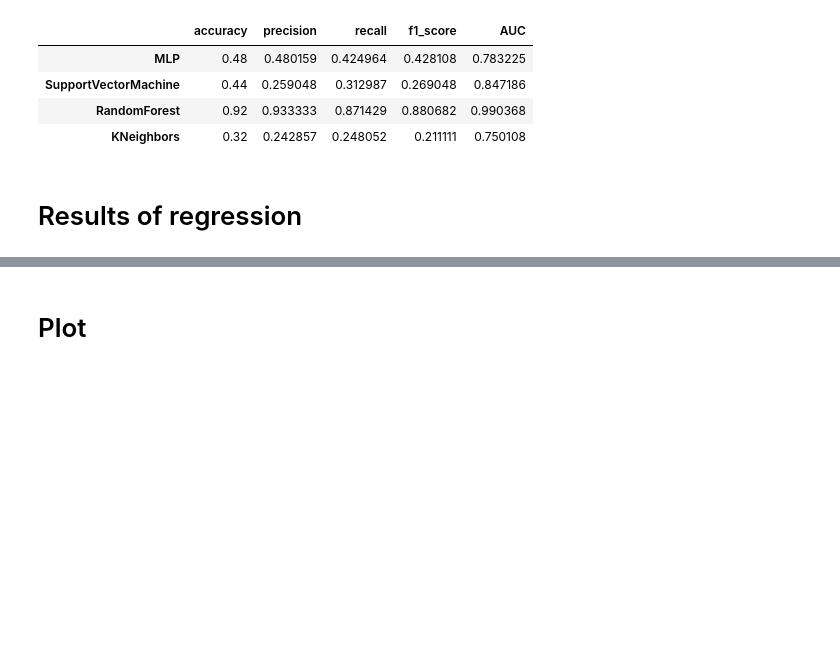
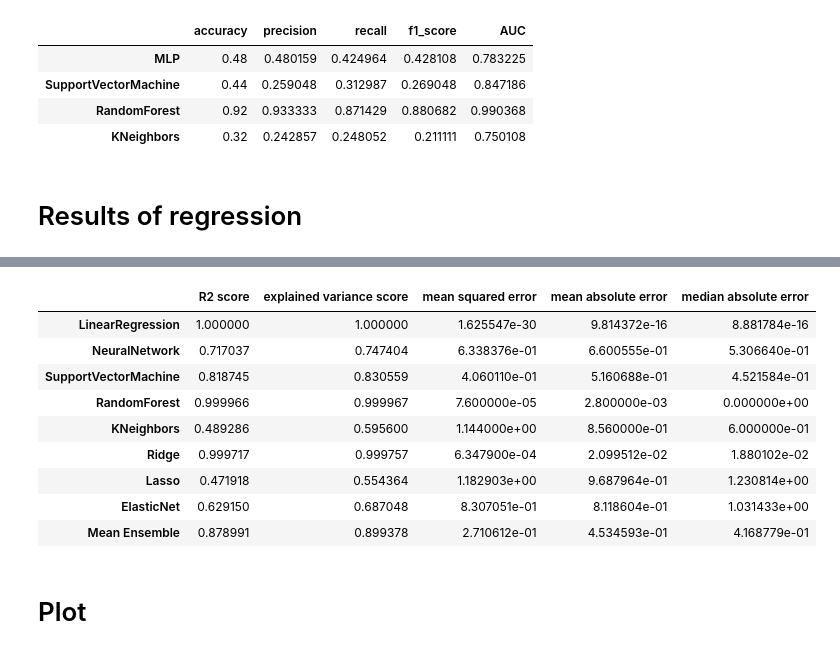
Before and after one commit to Parsonlee/TNM------, a Jupyter notebook: model.ipynb, the cells around one changed output, grey strips where cells are left out. Saved outputs shown, nothing was run; the diff lists cells and outputs as text; code cells hidden in the pictures; blank space fills up the shorter version.

```diff
--- a/model.ipynb
+++ b/model.ipynb
@@ -270,3 +274,27 @@ df2.T
+# %%
+mean_preds = np.array(without_preds).sum(axis=0) / 8
+r2 = r2_score(without_valid_y, mean_preds)
+evs = explained_variance_score(without_valid_y, mean_preds)
+mse = mean_squared_error(without_valid_y, mean_preds)
+mae = mean_absolute_error(without_valid_y, mean_preds)
+mdae = median_absolute_error(without_valid_y, mean_preds)
+
+df_ = pd.DataFrame([r2, evs, mse, mae, mdae], index=["R2 score", "explained variance score", "mean squared error", "mean absolute error", "median absolute error"])
+df2 = pd.DataFrame(without_reg_results, index=["R2 score", "explained variance score", "mean squared error", "mean absolute error", "median absolute error"])
+df2 = pd.concat([df2, df_], axis=1)
+df2.rename(columns={0: "Mean Ensemble"}, inplace=True)
+df2.T
+# %% [output]
+|  | R2 score | explained variance score | mean squared error | mean absolute error | median absolute error |
+| LinearRegression | 1.000000 | 1.000000 | 1.625547e-30 | 9.814372e-16 | 8.881784e-16 |
+| NeuralNetwork | 0.717037 | 0.747404 | 6.338376e-01 | 6.600555e-01 | 5.306640e-01 |
+| SupportVectorMachine | 0.818745 | 0.830559 | 4.060110e-01 | 5.160688e-01 | 4.521584e-01 |
+| RandomForest | 0.999966 | 0.999967 | 7.600000e-05 | 2.800000e-03 | 0.000000e+00 |
+| KNeighbors | 0.489286 | 0.595600 | 1.144000e+00 | 8.560000e-01 | 6.000000e-01 |
+| Ridge | 0.999717 | 0.999757 | 6.347900e-04 | 2.099512e-02 | 1.880102e-02 |
+| Lasso | 0.471918 | 0.554364 | 1.182903e+00 | 9.687964e-01 | 1.230814e+00 |
+| ElasticNet | 0.629150 | 0.687048 | 8.307051e-01 | 8.118604e-01 | 1.031433e+00 |
+| Mean Ensemble | 0.878991 | 0.899378 | 2.710612e-01 | 4.534593e-01 | 4.168779e-01 |
 # %% [markdown]
 # Plot
 # %%
```
Also changed, not shown: parts of 10 cells of this notebook, 1 other file.
